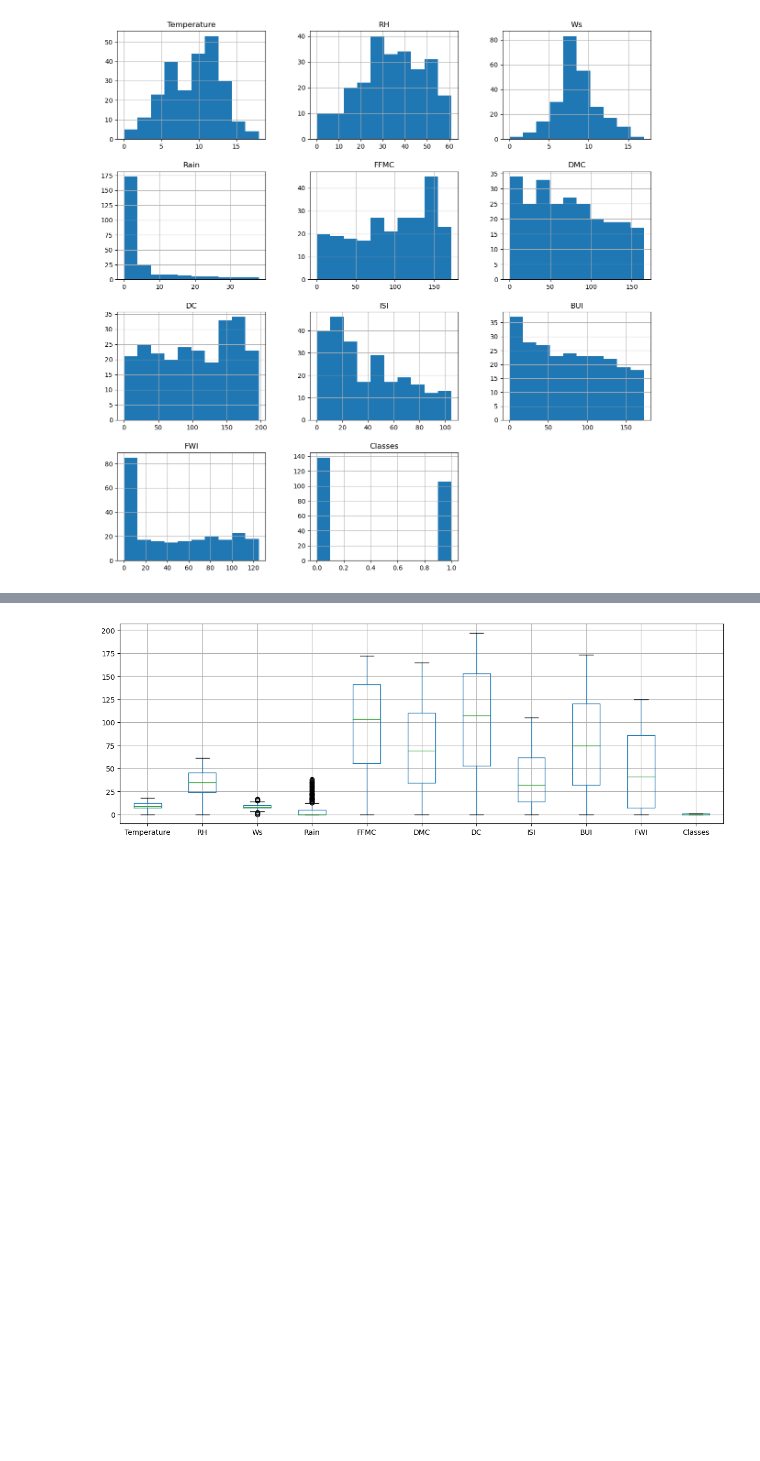
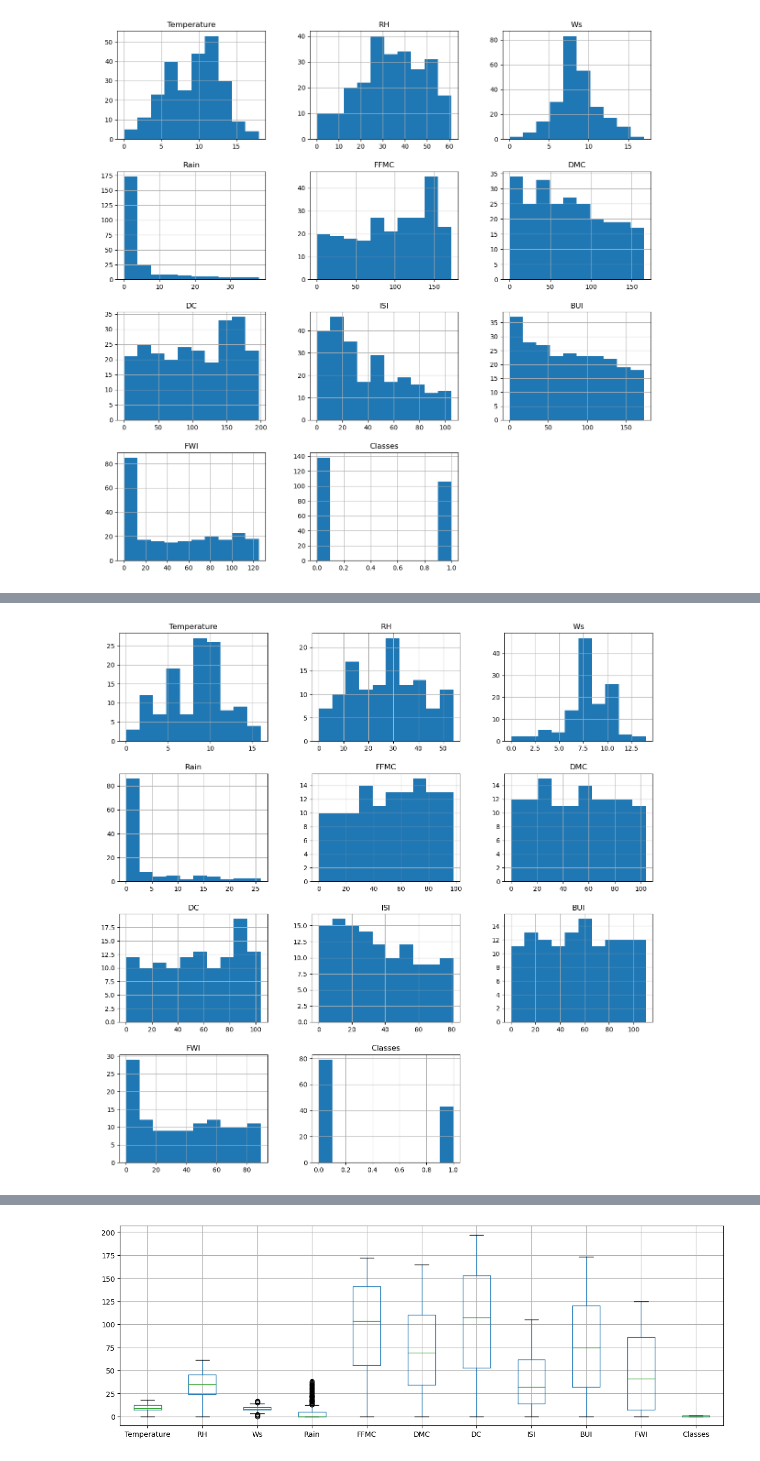
Before and after one commit to MoncefDj/AI-DS-Masters, a Jupyter notebook: 1st semester/Data exploration and visualization/Exploratory Data Analysis and Visualization Showcase.ipynb, the cells around one changed output, grey strips where cells are left out. Saved outputs shown, nothing was run; the diff lists cells and outputs as text; code cells hidden in the pictures; blank space fills up the shorter version.

```diff
--- a/1st semester/Data exploration and visualization/Exploratory Data Analysis and Visualization Showcase.ipynb
+++ b/1st semester/Data exploration and visualization/Exploratory Data Analysis and Visualization Showcase.ipynb
@@ -221,0 +230,4 @@ df_hist = ndf.iloc[:,3:].hist(figsize=(15,15))
+# %%
+ns_df_hist = ns_df.hist(figsize=(15,15))
+# %% [output]
+[figure, added]
```
Also changed, not shown: parts of 27 cells of this notebook, 1 other file.
